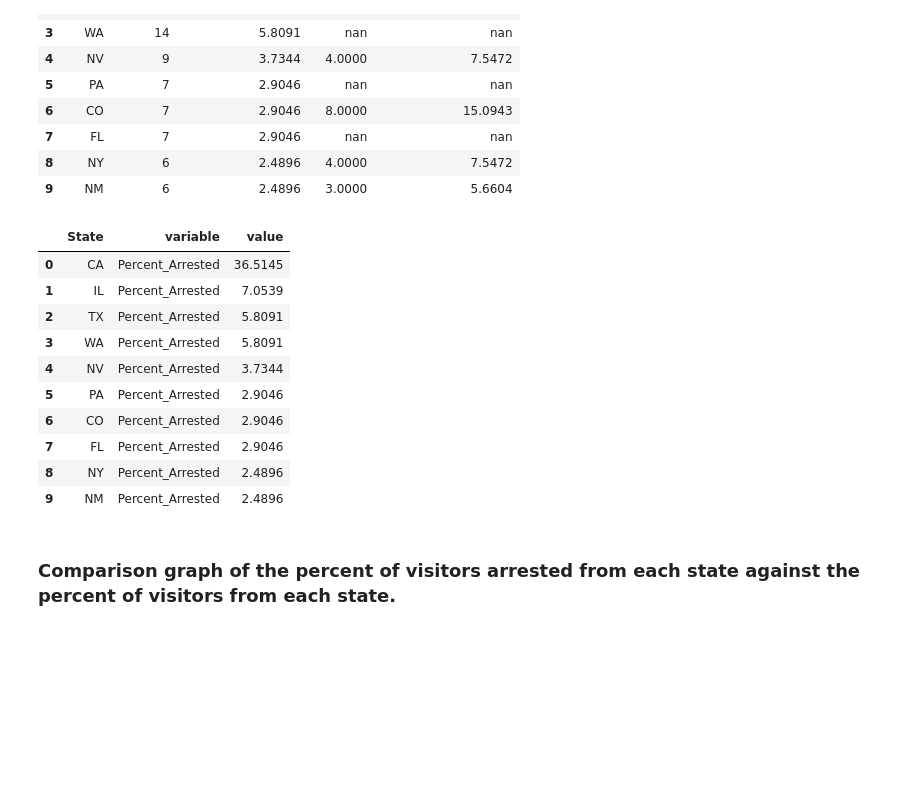
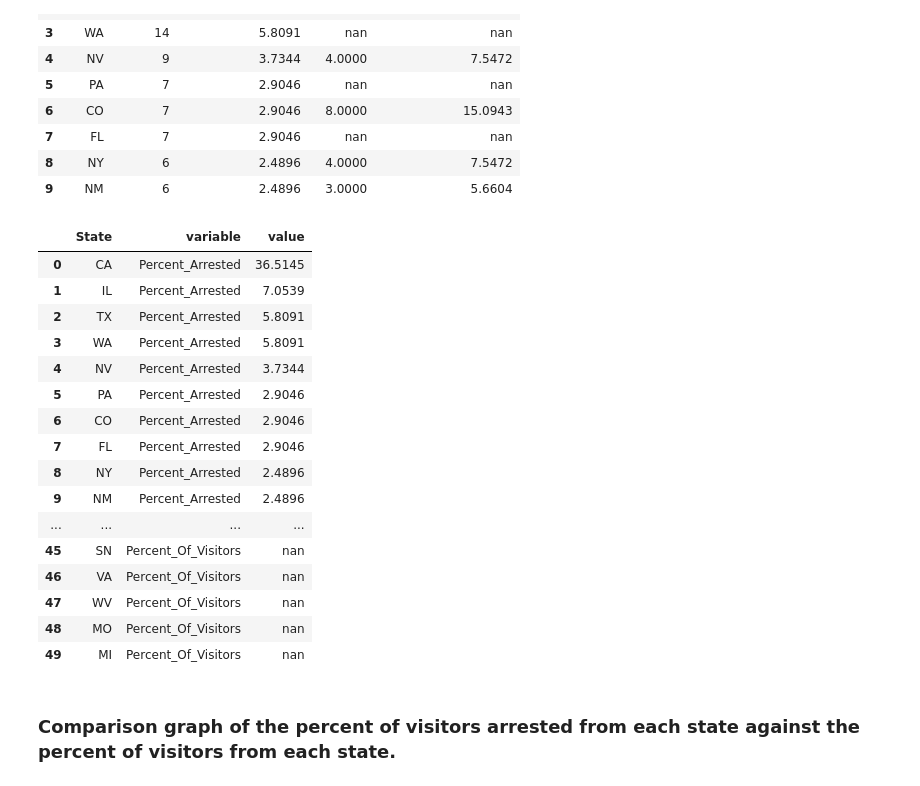
Before and after one commit to mrkjhsn/City-of-Scottsdale-Arrestees-from-Out-Of-State, a Jupyter notebook: OutofState_Visualizations.ipynb, the cells around one changed output. Cells and saved outputs as stored; diff of their text form; code cells hidden in the pictures; blank space fills up the shorter version.

```diff
--- a/OutofState_Visualizations.ipynb
+++ b/OutofState_Visualizations.ipynb
@@ -130,22 +130,28 @@ arrestees_and_visitors.head(10)
 # %%
 # shape data into long format to be able to graph
 arrestees_and_visitors_long = pd.melt(arrestees_and_visitors, \
                                       id_vars='State', \
                                       value_vars=['Percent_Arrested','Percent_Of_Visitors'])
 
-arrestees_and_visitors_long.head(10)
+arrestees_and_visitors_long.head(50)
 # %% [output]
 |  | State | variable | value |
 | 0 | CA | Percent_Arrested | 36.5145 |
 | 1 | IL | Percent_Arrested | 7.0539 |
 | 2 | TX | Percent_Arrested | 5.8091 |
 | 3 | WA | Percent_Arrested | 5.8091 |
 | 4 | NV | Percent_Arrested | 3.7344 |
 | 5 | PA | Percent_Arrested | 2.9046 |
 | 6 | CO | Percent_Arrested | 2.9046 |
 | 7 | FL | Percent_Arrested | 2.9046 |
 | 8 | NY | Percent_Arrested | 2.4896 |
 | 9 | NM | Percent_Arrested | 2.4896 |
+| ... | ... | ... | ... |
+| 45 | SN | Percent_Of_Visitors | nan |
+| 46 | VA | Percent_Of_Visitors | nan |
+| 47 | WV | Percent_Of_Visitors | nan |
+| 48 | MO | Percent_Of_Visitors | nan |
+| 49 | MI | Percent_Of_Visitors | nan |
 # %% [markdown]
 ### Comparison graph of the percent of visitors arrested from each state against the percent of visitors from each state.
 # %%
```
